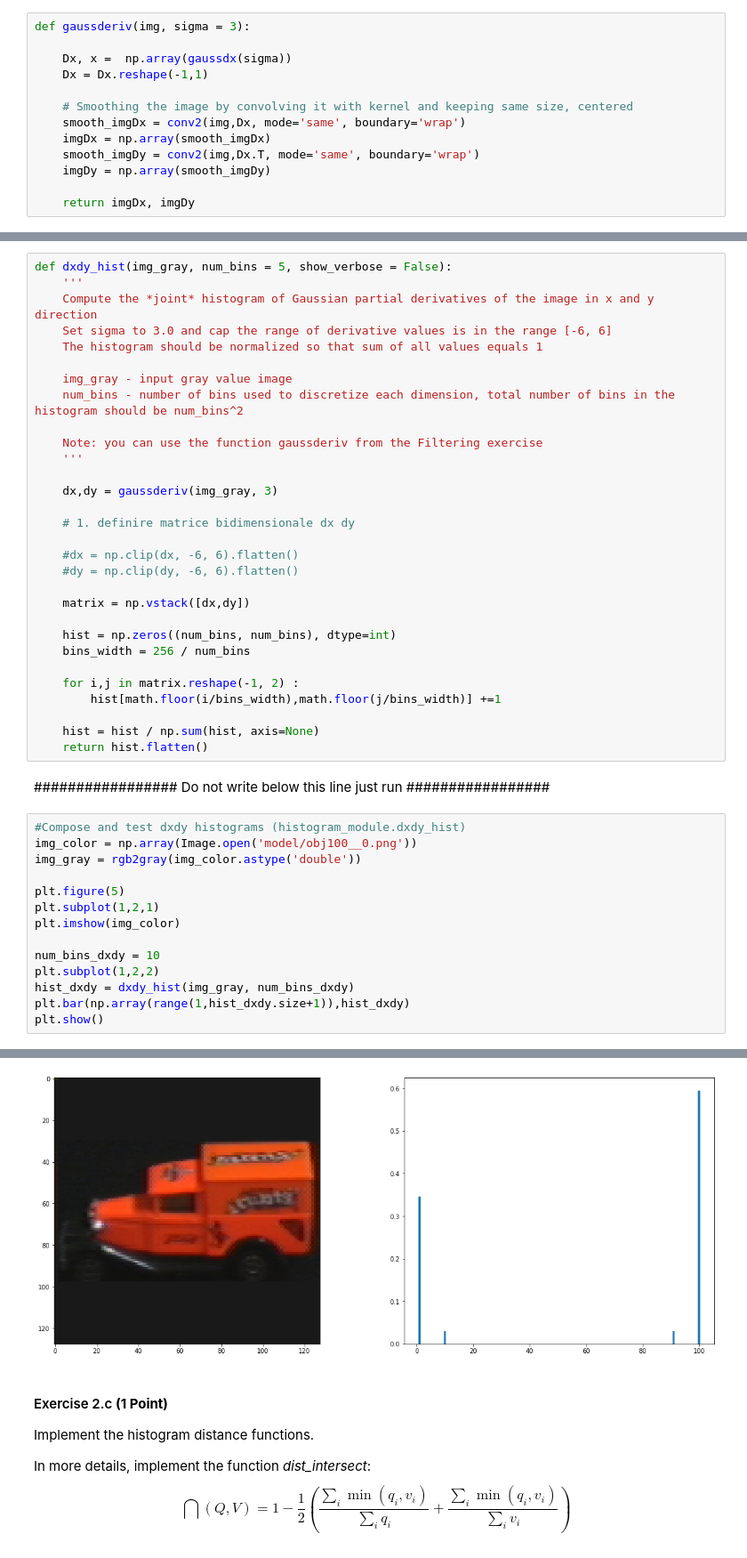
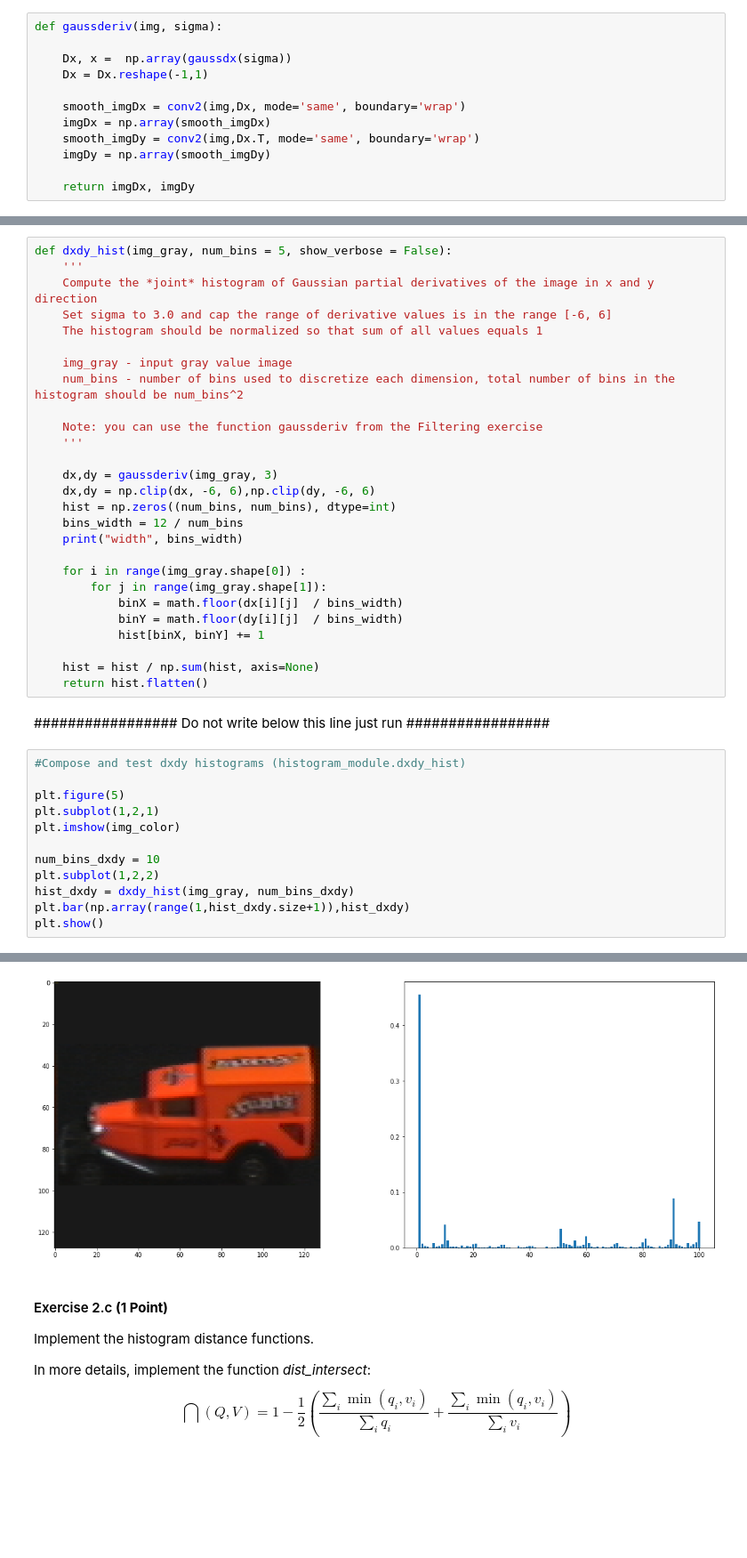
Before and after one commit to S4b3/FDS-HW1, a Jupyter notebook: FDS_Assignment1.ipynb, the cells around one changed output, grey strips where cells are left out. Shown at 89% size. Cells and saved outputs as stored; diff of their text form; blank space fills up the shorter version.

```diff
--- a/FDS_Assignment1.ipynb
+++ b/FDS_Assignment1.ipynb
@@ -573,12 +573,11 @@ plt.show()
 # %% [markdown]
 ##### DXDY
 # %%
-def gaussderiv(img, sigma = 3):
+def gaussderiv(img, sigma):
 
     Dx, x =  np.array(gaussdx(sigma))
     Dx = Dx.reshape(-1,1)
 
-    # Smoothing the image by convolving it with kernel and keeping same size, centered
     smooth_imgDx = conv2(img,Dx, mode='same', boundary='wrap')
     imgDx = np.array(smooth_imgDx)
     smooth_imgDy = conv2(img,Dx.T, mode='same', boundary='wrap')
@@ -645,19 +617,16 @@ def dxdy_hist(img_gray, num_bins = 5, show_verbose = False):
     '''
 
     dx,dy = gaussderiv(img_gray, 3)
+    dx,dy = np.clip(dx, -6, 6),np.clip(dy, -6, 6)
+    hist = np.zeros((num_bins, num_bins), dtype=int)
+    bins_width = 12 / num_bins
+    print("width", bins_width)
 
-    # 1. definire matrice bidimensionale dx dy
-
-    #dx = np.clip(dx, -6, 6).flatten()
-    #dy = np.clip(dy, -6, 6).flatten()
-
-    matrix = np.vstack([dx,dy])
-
-    hist = np.zeros((num_bins, num_bins), dtype=int)
-    bins_width = 256 / num_bins
-
-    for i,j in matrix.reshape(-1, 2) :
-        hist[math.floor(i/bins_width),math.floor(j/bins_width)] +=1
+    for i in range(img_gray.shape[0]) :
+        for j in range(img_gray.shape[1]):
+            binX = math.floor(dx[i][j]  / bins_width)
+            binY = math.floor(dy[i][j]  / bins_width)
+            hist[binX, binY] += 1
 
     hist = hist / np.sum(hist, axis=None)
     return hist.flatten()
@@ -665,8 +634,6 @@ def dxdy_hist(img_gray, num_bins = 5, show_verbose = False):
 ################# Do not write below this line just run #################
 # %%
 #Compose and test dxdy histograms (histogram_module.dxdy_hist)
-img_color = np.array(Image.open('model/obj100__0.png'))
-img_gray = rgb2gray(img_color.astype('double'))
 
 plt.figure(5)
 plt.subplot(1,2,1)
@@ -681,4 +649,4 @@ plt.show()
-[figure, old version]
+[figure, new version]
 # %% [markdown]
 #### Exercise 2.c **(1 Point)**
 Implement the histogram distance functions.
```
Also changed, not shown: parts of 6 cells of this notebook.
